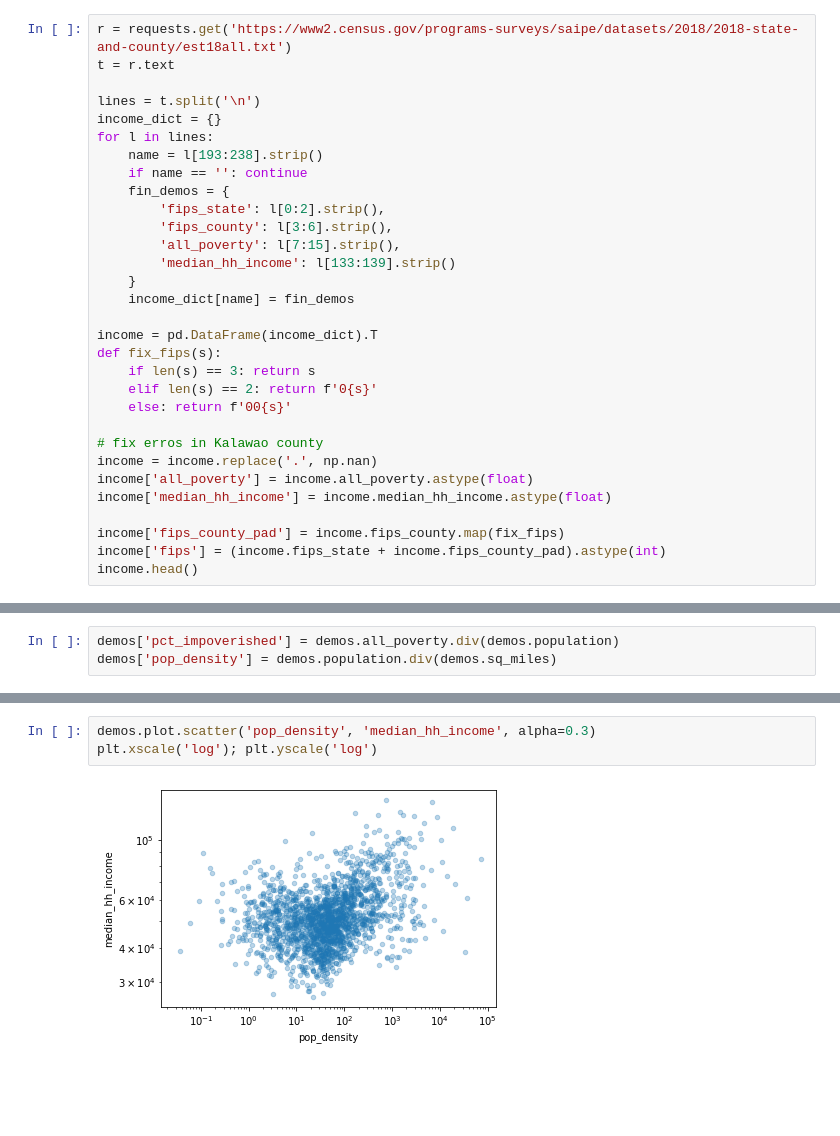
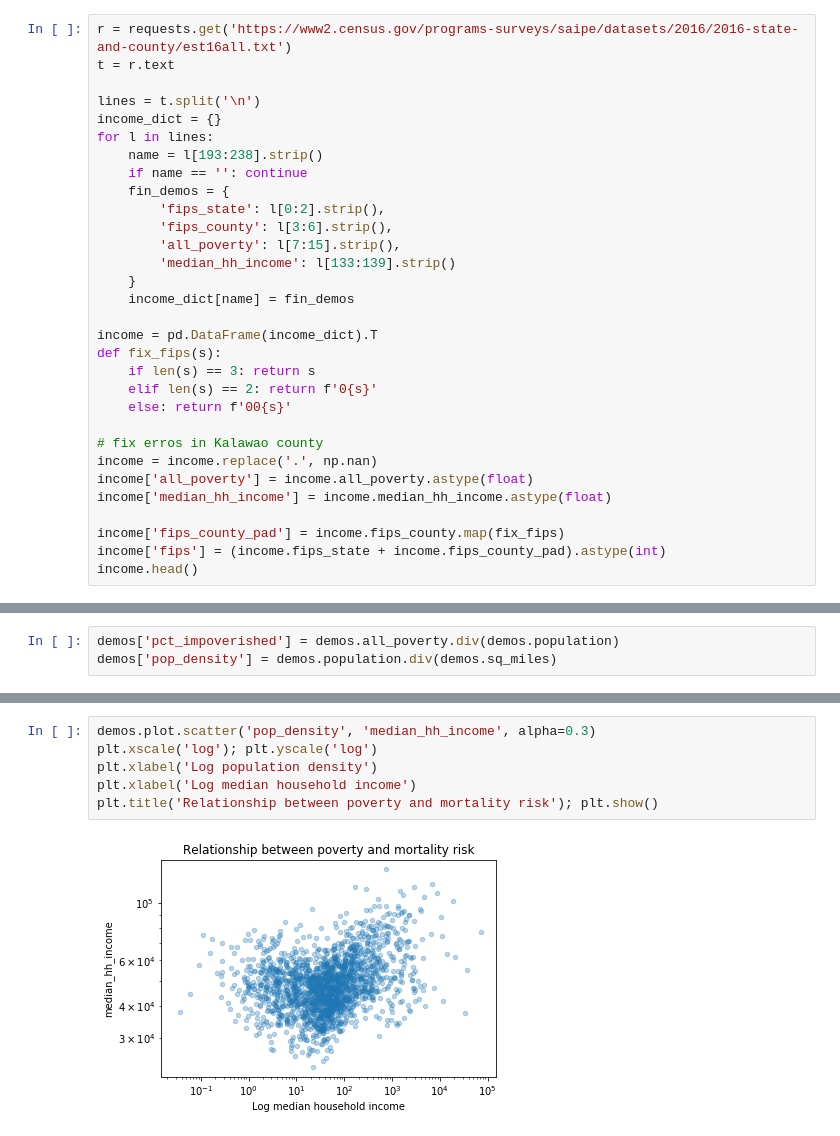
Before and after one commit to MichaelYinGH/ac209project, a Jupyter notebook: notebooks/demographic_data.ipynb, the cells around one changed output, grey strips where cells are left out. Saved outputs shown, nothing was run; the diff lists cells and outputs as text; blank space fills up the shorter version.

```diff
--- a/notebooks/demographic_data.ipynb
+++ b/notebooks/demographic_data.ipynb
@@ -74,7 +77,7 @@ health.head()
 
 We downloaded county-level income data from the most recent Census survey (2018) and processed the data to find the estimated number of impoverished people in each county, as well as the median household income. The data again includes a FIPS code.
 # %%
-r = requests.get('https://www2.census.gov/programs-surveys/saipe/datasets/2018/2018-state-and-county/est18all.txt')
+r = requests.get('https://www2.census.gov/programs-surveys/saipe/datasets/2016/2016-state-and-county/est16all.txt')
 t = r.text
 
 lines = t.split('\n')
@@ -159,5 +206,8 @@ demos.plot.scatter('pct_impoverished', 'mortality_risk', alpha=0.3)
 # %%
 demos.plot.scatter('pop_density', 'median_hh_income', alpha=0.3)
 plt.xscale('log'); plt.yscale('log')
+plt.xlabel('Log population density')
+plt.xlabel('Log median household income')
+plt.title('Relationship between poverty and mortality risk'); plt.show()
 # %% [output]
-[figure, old version]
+[figure, new version]
```
Also changed, not shown: parts of 19 cells of this notebook, 1 other file.
